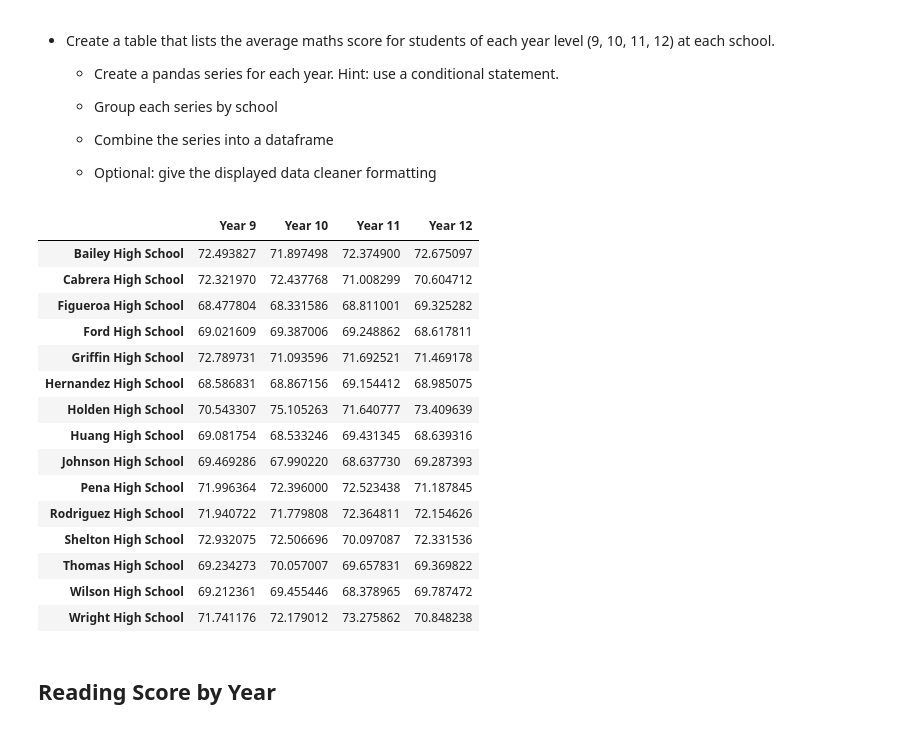
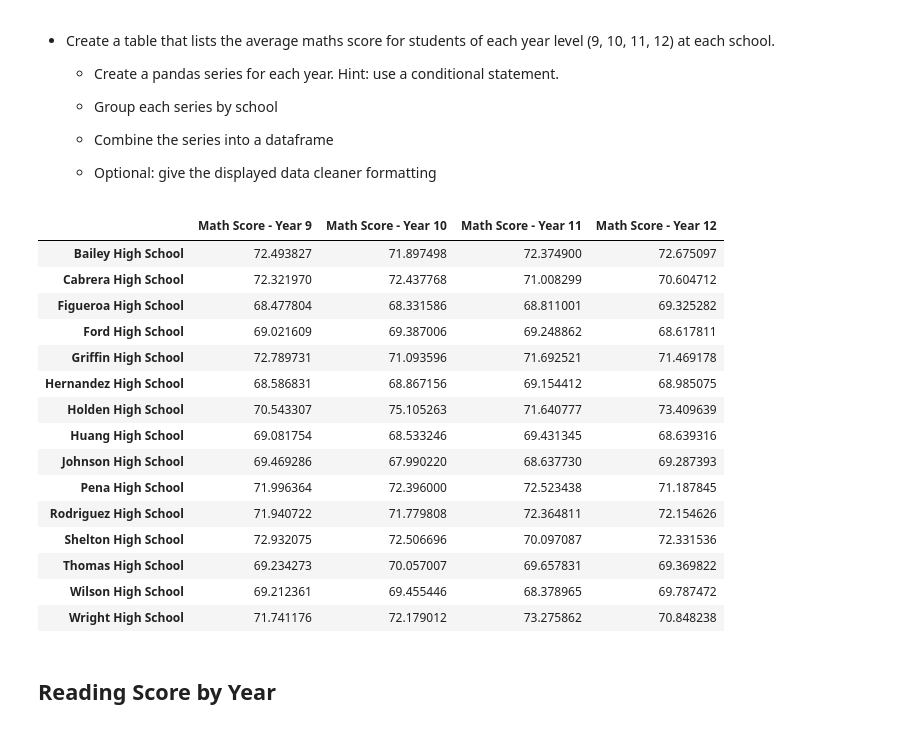
Before and after one commit to jords360/pandas-challenge, a Jupyter notebook: PyCitySchools/PyCitySchools_starter.ipynb, the cells around one changed output. Drawn from its saved outputs; the diff is of its cells as text; code cells hidden in the pictures.

```diff
--- a/PyCitySchools/PyCitySchools_starter.ipynb
+++ b/PyCitySchools/PyCitySchools_starter.ipynb
@@ -233,24 +233,24 @@ bottom_schools.head()
 # %%
 # Group the data by school_name and year
 grouped_math_scores_by_year = school_data_complete.groupby(['school_name', 'year'])
 
 # Calculate the average math score for each school and year level
 average_math_scores_by_year = grouped_math_scores_by_year['maths_score'].mean()
 
 # Create the Maths Scores by Year DataFrame
 math_scores_by_year_df = pd.DataFrame(average_math_scores_by_year).reset_index()
 
 # Pivot the DataFrame to have year levels as columns and schools as rows
 math_scores_by_year_pivot = math_scores_by_year_df.pivot(index='school_name', columns='year', values='maths_score')
 
 # Rename the columns with year levels
-math_scores_by_year_pivot.columns = ['Year 9', 'Year 10', 'Year 11', 'Year 12']
+math_scores_by_year_pivot.columns = ['Math Score - Year 9', 'Math Score - Year 10', 'Math Score - Year 11', 'Math Score - Year 12']
 
 # Display the Maths Scores by Year DataFrame
 math_scores_by_year_pivot.index.name = None
 math_scores_by_year_pivot
 # %% [output]
-|  | Year 9 | Year 10 | Year 11 | Year 12 |
+|  | Math Score - Year 9 | Math Score - Year 10 | Math Score - Year 11 | Math Score - Year 12 |
 | Bailey High School | 72.493827 | 71.897498 | 72.374900 | 72.675097 |
 | Cabrera High School | 72.321970 | 72.437768 | 71.008299 | 70.604712 |
 | Figueroa High School | 68.477804 | 68.331586 | 68.811001 | 69.325282 |
```
Also changed, not shown: parts of 2 cells of this notebook, 1 other file.
